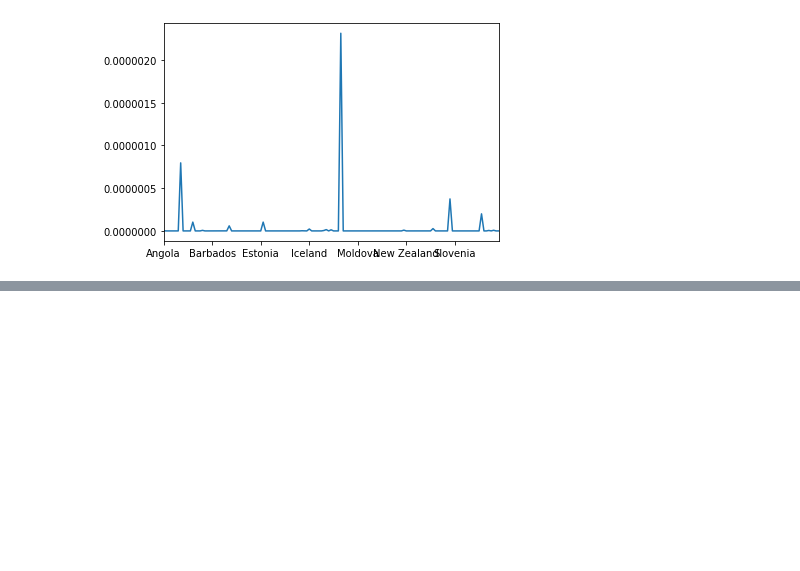
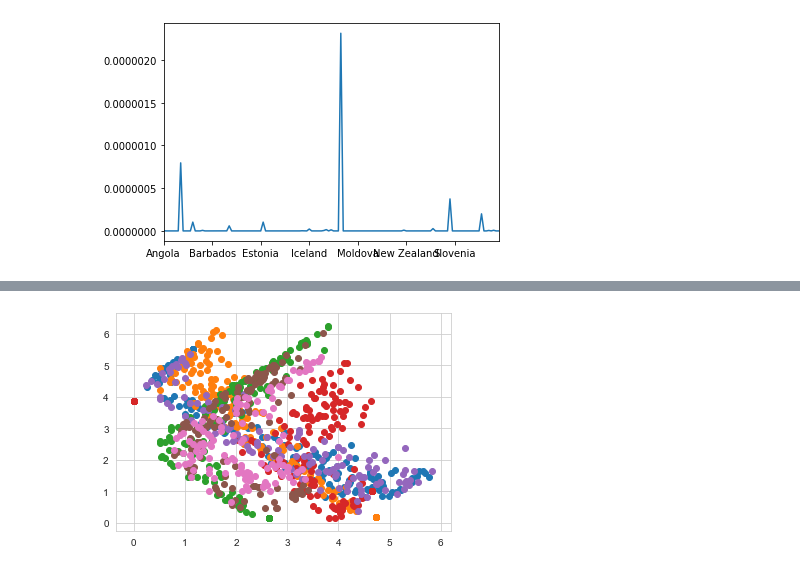
Before and after one commit to DSerpuhovitin/netology_pyda, a Jupyter notebook: Degee_project_ML/Degree_ML_res2.ipynb, the cells around one changed output, grey strips where cells are left out. Saved outputs shown, nothing was run; the diff lists cells and outputs as text; code cells hidden in the pictures; blank space fills up the shorter version.

Commit message:
add kmeans
Добавил расчёт kmeans для: GNI, GII и интегральных показателей (5 шт.) добавил иллюстрации к последним.
Для kmeans выбрал n_clusters = 3.

```diff
--- a/Degee_project_ML/Degree_ML_res2.ipynb
+++ b/Degee_project_ML/Degree_ML_res2.ipynb
@@ -101,3 +101,6 @@ ___5.2.	Innovation linkages (интегральный покозатель)___
 with open("C://Users//dserp//ML//Degree_ML//dataset_GW.pickle", 'rb') as f:
     dataset = pickle.load(f)
 f.close()
+# %%
+ for ds in list(dataset.keys()):
+        print(ds)#, ':', len(dataset[ds].columns))
@@ -689,0 +817,8 @@ ttest_int_fe.loc['pvalue'].drop('Sudan').plot()
+# %%
+intfe_dict_sc ={}
+scaler_inffe = StandardScaler()
+
+for ds in dataset['integr_fe'].keys():
+    intfe_dict_sc[ds] = scaler_inffe.fit_transform(dataset['integr_fe'][ds]
+                                                   .drop('region', axis = 0)
+                                                   .astype('float').T)
@@ -689,0 +831,4 @@ ttest_int_fe.loc['pvalue'].drop('Sudan').plot()
+# %%
+kmeans_fe = {}
+for key in intfe_dict_sc.keys():
+    kmeans_fe[key] = KMeans(n_clusters = 3, n_jobs = -1)
@@ -689,0 +851,8 @@ ttest_int_fe.loc['pvalue'].drop('Sudan').plot()
+# %%
+# 3 classes
+intfe_dict_kmeans3_labels = {}
+intfe_dict_kmeans3_fe = {}
+
+for ds_sc in intfe_dict_sc.keys():
+    intfe_dict_kmeans3_labels[ds_sc] = kmeans_fe[ds_sc].fit(intfe_dict_sc[ds_sc])
+    intfe_dict_kmeans3_fe[ds_sc] = kmeans_fe[ds_sc].fit_transform(intfe_dict_sc[ds_sc])
@@ -689,0 +891,14 @@ ttest_int_fe.loc['pvalue'].drop('Sudan').plot()
+# %%
+a = 0 # range (0,2)
+b = 1 # range (0,2)
+
+plt.scatter(intfe_dict_kmeans3_fe['int_fe_2013'].T[a], intfe_dict_kmeans3_fe['int_fe_2013'].T[b])
+plt.scatter(intfe_dict_kmeans3_fe['int_fe_2014'].T[a], intfe_dict_kmeans3_fe['int_fe_2014'].T[b])
+plt.scatter(intfe_dict_kmeans3_fe['int_fe_2015'].T[a], intfe_dict_kmeans3_fe['int_fe_2015'].T[b])
+plt.scatter(intfe_dict_kmeans3_fe['int_fe_2016'].T[a], intfe_dict_kmeans3_fe['int_fe_2016'].T[b])
+plt.scatter(intfe_dict_kmeans3_fe['int_fe_2017'].T[a], intfe_dict_kmeans3_fe['int_fe_2017'].T[b])
+plt.scatter(intfe_dict_kmeans3_fe['int_fe_2018'].T[a], intfe_dict_kmeans3_fe['int_fe_2018'].T[b])
+plt.scatter(intfe_dict_kmeans3_fe['int_fe_2019'].T[a], intfe_dict_kmeans3_fe['int_fe_2019'].T[b])
+plt.show()
+# %% [output]
+[figure, added]
```
Also changed, not shown: parts of 39 cells of this notebook.
